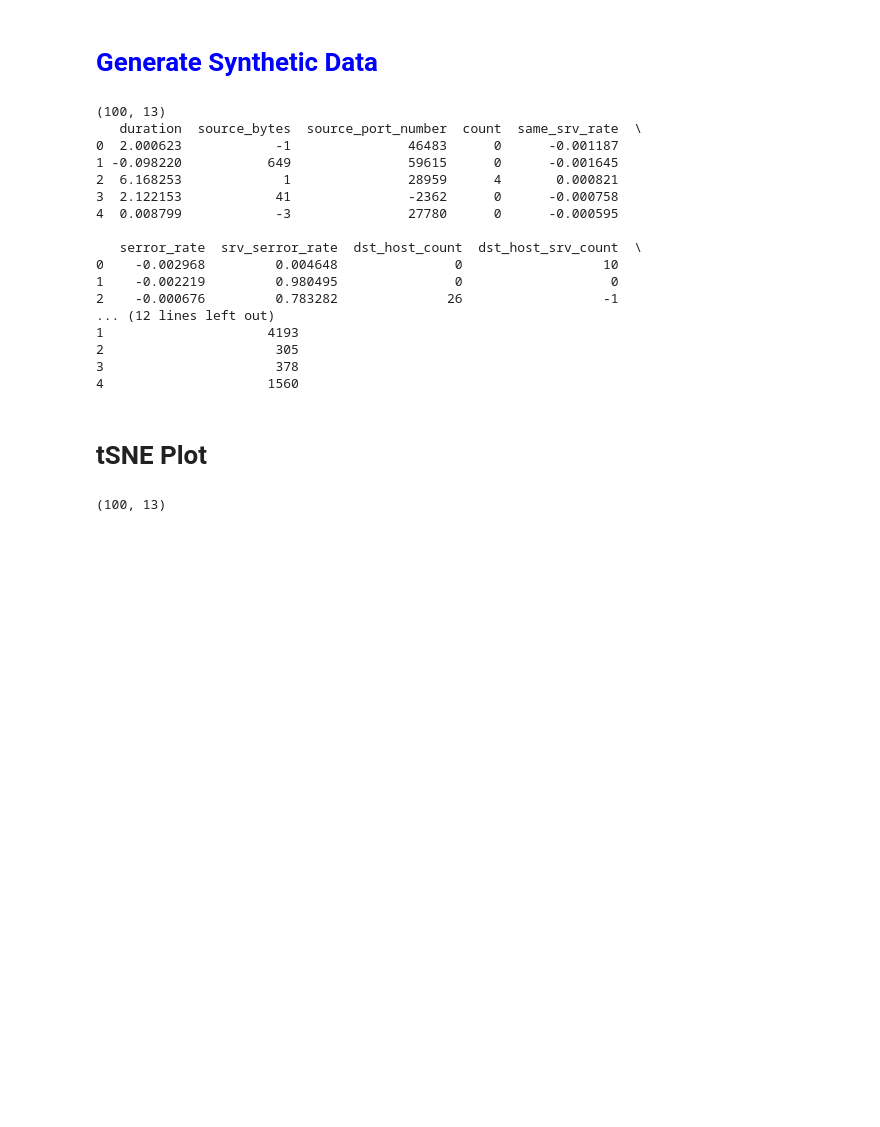
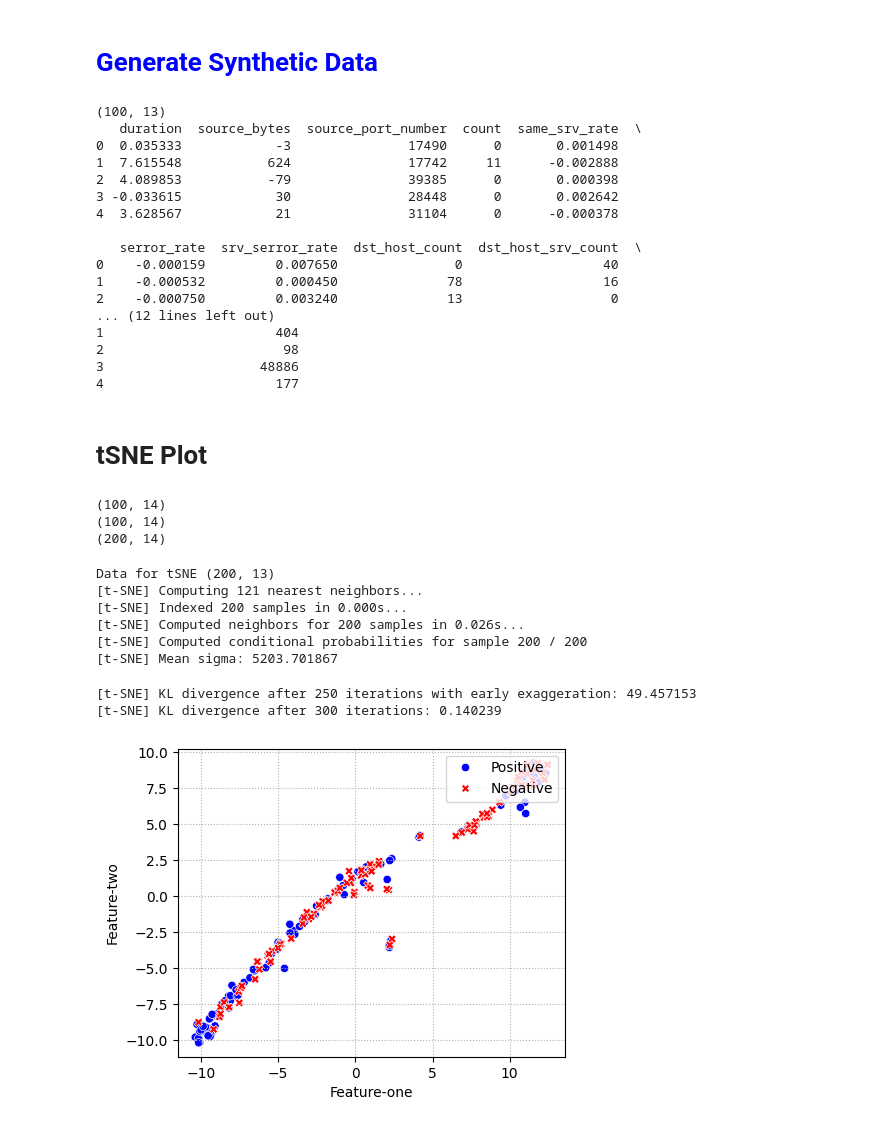
Before and after one commit to apachetechnology/AdvFailureCurves, a Jupyter notebook: nbGenSynData.ipynb, the cells around one changed output. Saved outputs shown, nothing was run; the diff lists cells and outputs as text; code cells hidden in the pictures; blank space fills up the shorter version.

```diff
--- a/nbGenSynData.ipynb
+++ b/nbGenSynData.ipynb
@@ -51,37 +56,63 @@ ctgan = CTGAN(epochs=10)
 ctgan.fit(dfRealData)
 
 # Create synthetic data
-dfSynData = ctgan.sample(100)
+nSample = 100
+dfSynData = ctgan.sample(nSample)
 print(dfSynData.shape)
 print(dfSynData.head(5))
+
+strSynFileName = '../DATA/Kyoto_Syn_' + str(nSample) + '.csv'
+dfSynData.to_csv(strSynFileName, index=False)
 # %% [output]
 (100, 13)
    duration  source_bytes  source_port_number  count  same_srv_rate  \
-0  2.000623            -1               46483      0      -0.001187
-1 -0.098220           649               59615      0      -0.001645
-2  6.168253             1               28959      4       0.000821
-3  2.122153            41               -2362      0      -0.000758
-4  0.008799            -3               27780      0      -0.000595
+0  0.035333            -3               17490      0       0.001498
+1  7.615548           624               17742     11      -0.002888
+2  4.089853           -79               39385      0       0.000398
+3 -0.033615            30               28448      0       0.002642
+4  3.628567            21               31104      0      -0.000378
 
    serror_rate  srv_serror_rate  dst_host_count  dst_host_srv_count  \
-0    -0.002968         0.004648               0                  10
-1    -0.002219         0.980495               0                   0
-2    -0.000676         0.783282              26                  -1
+0    -0.000159         0.007650               0                  40
+1    -0.000532         0.000450              78                  16
+2    -0.000750         0.003240              13                   0
 ... (12 lines left out)
-1                     4193
-2                      305
-3                      378
-4                     1560
+1                      404
+2                       98
+3                    48886
+4                      177
 # %% [markdown]
 # tSNE Plot
 # %%
 dfReal_100 = dfRealData.sample(n=100, random_state=42)
-dfReal_100['Label']
+dfReal_100['Label'] = 0
 print(dfReal_100.shape)
+
+strSynFileName = '../DATA/Kyoto_Syn_100.csv'
+dfSyn_100 = pd.read_csv(strSynFileName, delimiter=',')
+dfSyn_100['Label'] = 1
+print(dfSyn_100.shape)
+
+listDS = np.vstack([dfReal_100.to_numpy(), dfSyn_100.to_numpy()])
+print(listDS.shape)
 # %% [output]
-(100, 13)
+(100, 14)
+(100, 14)
+(200, 14)
 # %%
-dfCols = ['Bin_'+str(i) for i in range(dfReal_100.shape[1])]
+dfCols = ['Bin_'+str(i) for i in range(dfRealData.shape[1])]
 dfCols.append('Labels')
 #print(dfCols)
 df = pd.DataFrame(listDS, columns=dfCols)
+tSNEPlots(df, listLabels=['Positive', 'Negative'],
+          strOutputFile=None)
+# %% [output]
+Data for tSNE (200, 13)
+[t-SNE] Computing 121 nearest neighbors...
+[t-SNE] Indexed 200 samples in 0.000s...
+[t-SNE] Computed neighbors for 200 samples in 0.026s...
+[t-SNE] Computed conditional probabilities for sample 200 / 200
+[t-SNE] Mean sigma: 5203.701867
+[t-SNE] KL divergence after 250 iterations with early exaggeration: 49.457153
+[t-SNE] KL divergence after 300 iterations: 0.140239
+[figure, added]
```
Also changed, not shown: parts of 3 cells of this notebook.
